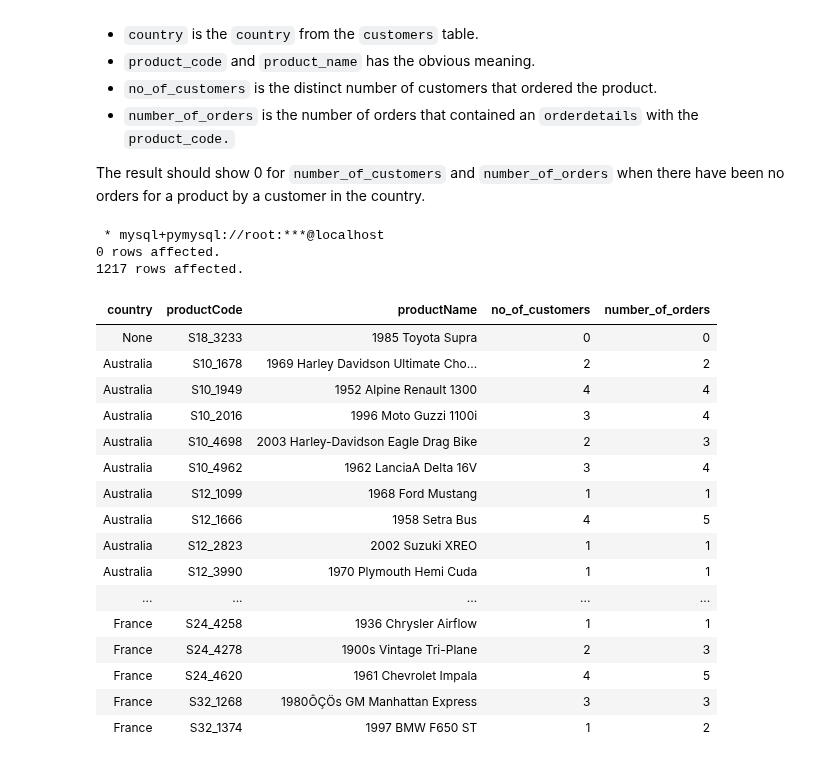
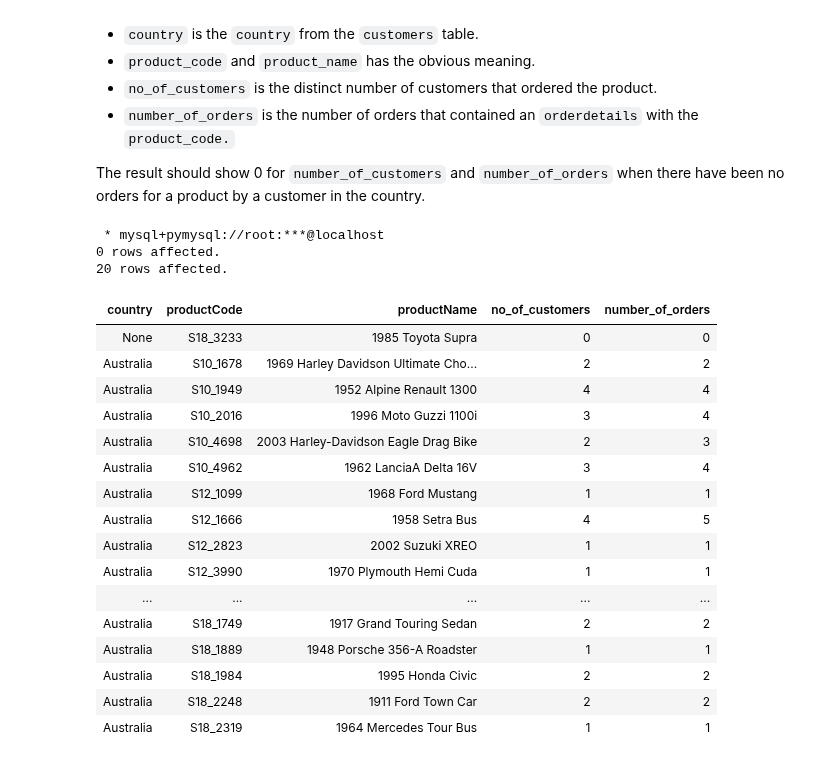
Before and after one commit to nathan-gong/W4111-Intro-to-Databases-Base, a Jupyter notebook: Homework-Assignments/HW2/f24_w4111_hw2B/F24-W4111-03-HW2B-v1.ipynb, the cells around one changed output. Saved outputs shown, nothing was run; the diff lists cells and outputs as text; code cells hidden in the pictures.

```diff
--- a/Homework-Assignments/HW2/f24_w4111_hw2B/F24-W4111-03-HW2B-v1.ipynb
+++ b/Homework-Assignments/HW2/f24_w4111_hw2B/F24-W4111-03-HW2B-v1.ipynb
@@ -377,37 +378,38 @@ SELECT
     p.productCode AS productCode,
     p.productName AS productName,
     COUNT(DISTINCT c.customerNumber) AS no_of_customers,
     COUNT(od.orderNumber) AS number_of_orders
 FROM
     products p
 LEFT JOIN
     orderdetails od ON p.productCode = od.productCode
 LEFT JOIN
     orders o ON od.orderNumber = o.orderNumber
 LEFT JOIN
     customers c ON o.customerNumber = c.customerNumber
 GROUP BY
     c.country, p.productCode, p.productName
 ORDER BY
-    c.country, p.productCode;
+    c.country, p.productCode
+LIMIT 20;
 # %% [output]
  * mysql+pymysql://root:***@localhost
 0 rows affected.
-1217 rows affected.
+20 rows affected.
 | country | productCode | productName | no_of_customers | number_of_orders |
 | None | S18_3233 | 1985 Toyota Supra | 0 | 0 |
 | Australia | S10_1678 | 1969 Harley Davidson Ultimate Cho... | 2 | 2 |
 | Australia | S10_1949 | 1952 Alpine Renault 1300 | 4 | 4 |
 | Australia | S10_2016 | 1996 Moto Guzzi 1100i | 3 | 4 |
 | Australia | S10_4698 | 2003 Harley-Davidson Eagle Drag Bike | 2 | 3 |
 | Australia | S10_4962 | 1962 LanciaA Delta 16V | 3 | 4 |
 | Australia | S12_1099 | 1968 Ford Mustang | 1 | 1 |
 | Australia | S12_1666 | 1958 Setra Bus | 4 | 5 |
 | Australia | S12_2823 | 2002 Suzuki XREO | 1 | 1 |
 | Australia | S12_3990 | 1970 Plymouth Hemi Cuda | 1 | 1 |
 | ... | ... | ... | ... | ... |
-| France | S24_4258 | 1936 Chrysler Airflow | 1 | 1 |
-| France | S24_4278 | 1900s Vintage Tri-Plane | 2 | 3 |
-| France | S24_4620 | 1961 Chevrolet Impala | 4 | 5 |
-| France | S32_1268 | 1980ÔÇÖs GM Manhattan Express | 3 | 3 |
-| France | S32_1374 | 1997 BMW F650 ST | 1 | 2 |
+| Australia | S18_1749 | 1917 Grand Touring Sedan | 2 | 2 |
+| Australia | S18_1889 | 1948 Porsche 356-A Roadster | 1 | 1 |
+| Australia | S18_1984 | 1995 Honda Civic | 2 | 2 |
+| Australia | S18_2248 | 1911 Ford Town Car | 2 | 2 |
+| Australia | S18_2319 | 1964 Mercedes Tour Bus | 1 | 1 |
```
Also changed, not shown: parts of 3 cells of this notebook, 5 other files.
